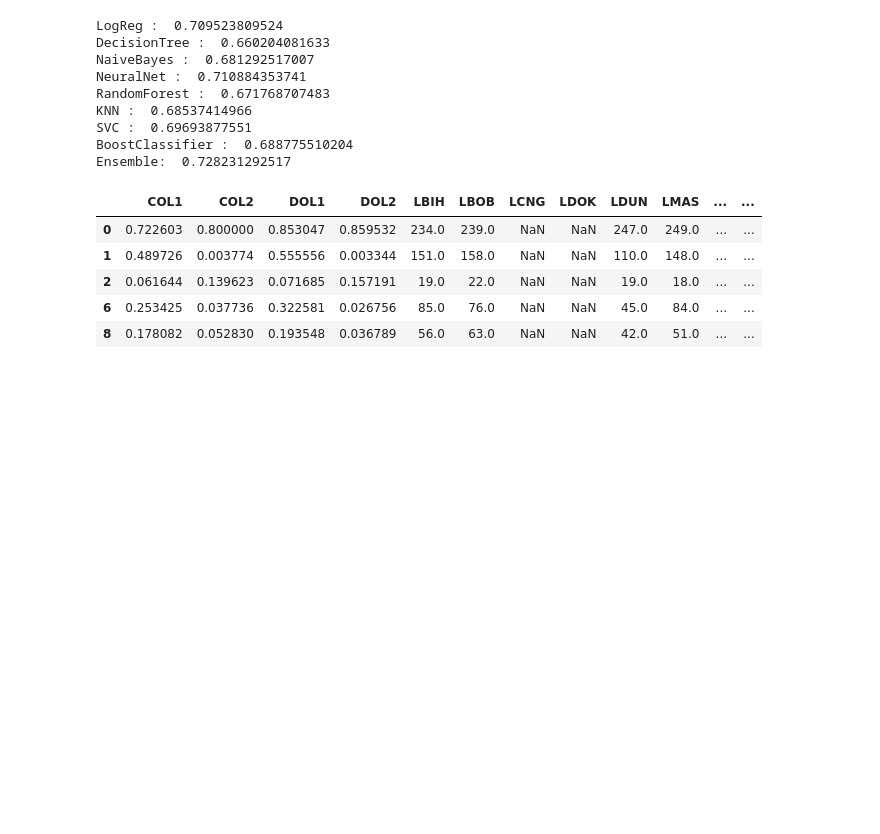
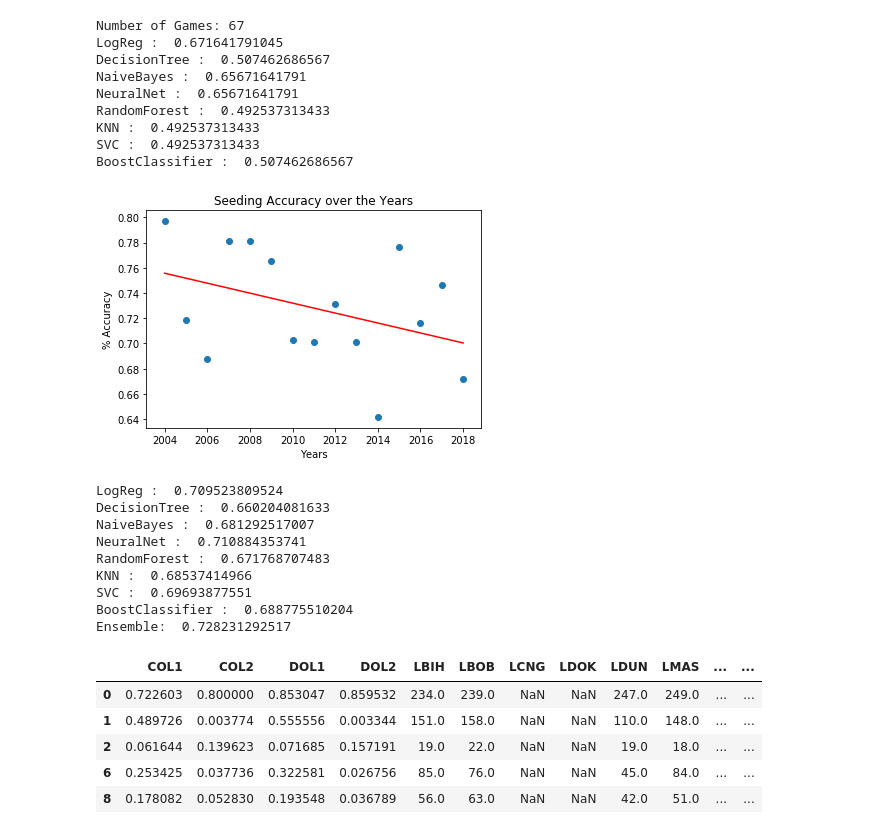
Before and after one commit to jonandrewj/ncaa_prediction, a Jupyter notebook: ML Playground.ipynb, the cells around one changed output. Cells and saved outputs as stored; diff of their text form; code cells hidden in the pictures; blank space fills up the shorter version.

Commit message:
Added some prediction data for 2018 and did some tweaks on the report

```diff
--- a/ML Playground.ipynb
+++ b/ML Playground.ipynb
@@ -176,3 +190,49 @@ Ensemble:  0.719387755102
+# %%
+# 2018 DATA ##########################################################
+data_2018 = {
+    'WSeed':[16, 11, 16, 11,  7,  3,  4,  1,  2, 11,  5, 8,  1,  5,  6,  3, 9, 13,  6,  3,
+             7,  2, 13, 2, 2, 10, 9,  3,  4,  1, 16, 11,  5, 9, 1, 2,  5, 11, 1, 4, 3, 3,
+            2, 11, 7, 7, 5, 9, 9, 5, 11, 7, 9, 9, 1, 1, 2, 3, 11, 3, 1, 1, 3, 1, 1, 5, 7],
+    'LSeed':[16, 11, 16, 11, 10, 14, 13, 16, 15,  6, 12, 9, 16, 12, 11, 14, 8,  4, 11, 14,
+            10, 15, 4, 15, 15, 7, 8, 14, 13, 16,  1,  6, 12, 8, 9, 7, 13,  3, 8, 5, 6, 6,
+            10, 3, 2, 2, 4, 16, 1, 13, 7, 3, 5, 4, 5, 5, 11, 2, 9, 9, 3, 2, 11, 1, 3, 12, 10]
+}
+print( 'Number of Games:', len(data_2018['WSeed'])  )
+
+train = data
+test_2018 = pandas.DataFrame( data=data_2018 )
+test_2018 = scramble_winner( test_2018, [('WSeed', 'LSeed', 'Seed')] )
+
+best = 0.0
+for model in models.keys():
+    accuracy = predict( train, test_2018, ['Seed1', 'Seed2'], 'Winner', models[model] )
+    if accuracy > best:
+        best = accuracy
+    print( model, ": ", accuracy )
+years[2018] = ('LogReg', best)
+import matplotlib.pyplot as plt
+import numpy as np
+%matplotlib inline
+x = np.array([year for year in years.keys()])
+y = [years[year][1] for year in years.keys()]
+fit = np.polyfit(x, y, deg=1)
+plt.plot(x, fit[0] * x + fit[1], color='red')
+plt.scatter( x, y )
+plt.title('Seeding Accuracy over the Years')
+plt.xlabel('Years')
+plt.ylabel('% Accuracy')
+plt.show()
+# %% [output]
+Number of Games: 67
+LogReg :  0.671641791045
+DecisionTree :  0.507462686567
+NaiveBayes :  0.65671641791
+NeuralNet :  0.65671641791
+RandomForest :  0.492537313433
+KNN :  0.492537313433
+SVC :  0.492537313433
+BoostClassifier :  0.507462686567
+[figure, added]
 # %%
 # BASIC TESTING ON DIFFERENT TEAM STRENGTH RANKINGS ##############
 # I THINK WE CAN ADD PRE-PROCESSING BUT THIS LOOKS DECENT FOR NOW...
```
Also changed, not shown: parts of 2 cells of this notebook, 5 other files.
